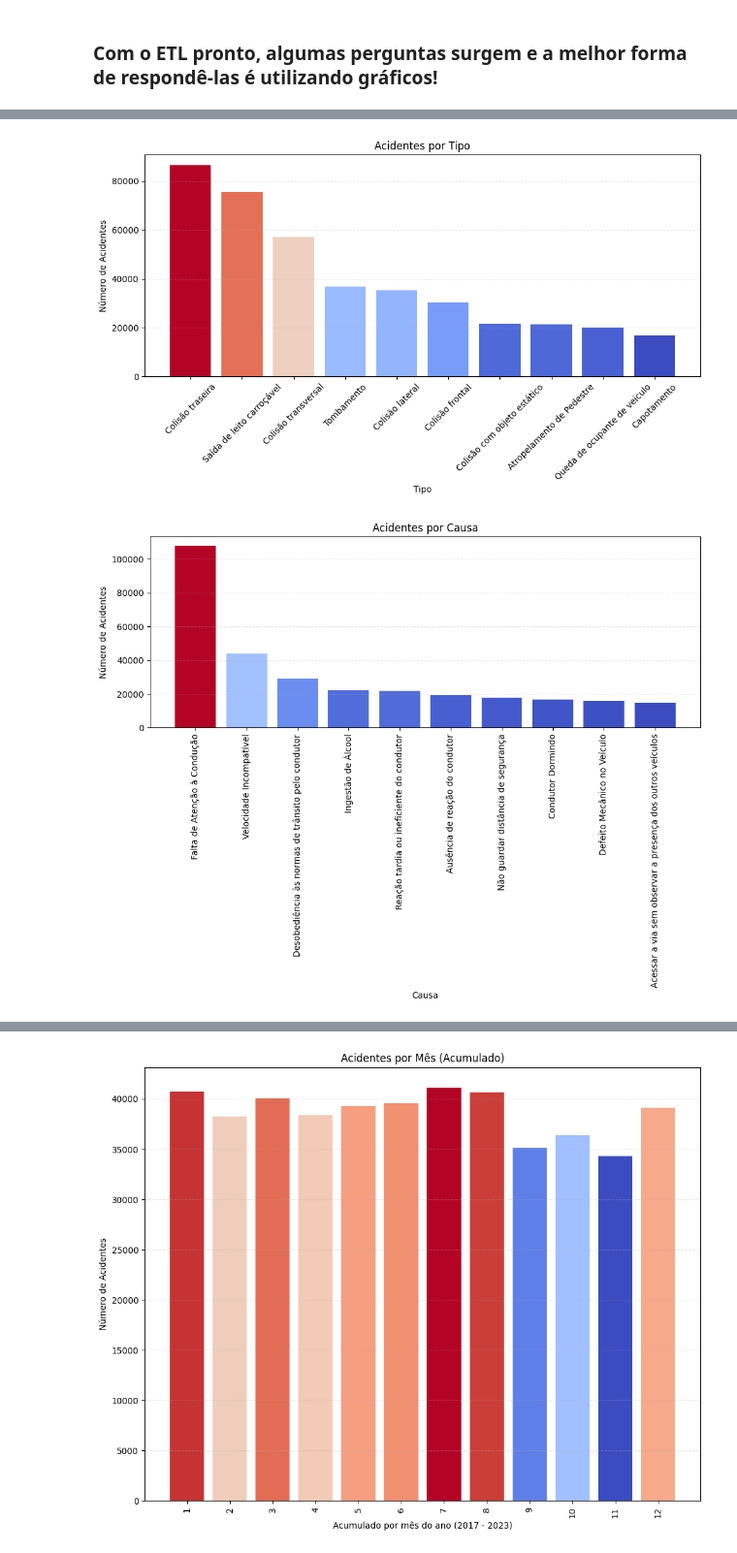
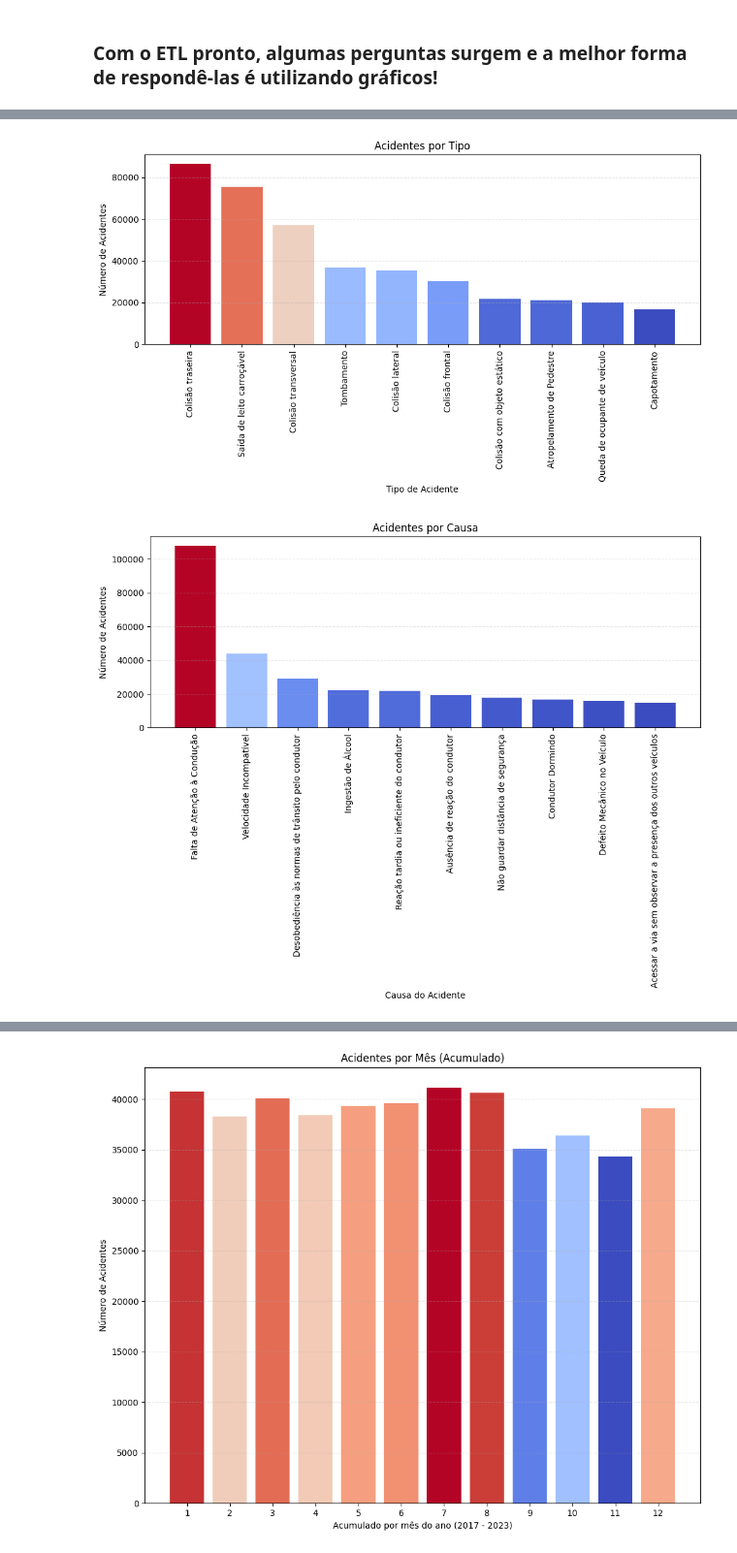
Before and after one commit to marlonlfranca/acidentes-brasil, a Jupyter notebook: jupyter/Totals-all-years-accidents.ipynb, the cells around one changed output, grey strips where cells are left out. Shown: that part at 97% size. Saved outputs shown, nothing was run; the diff lists cells and outputs as text; code cells hidden in the pictures.

```diff
--- a/jupyter/Totals-all-years-accidents.ipynb
+++ b/jupyter/Totals-all-years-accidents.ipynb
@@ -10,6 +10,7 @@ from matplotlib.cm import ScalarMappable
 data = pd.read_csv("AccidentsPortugues.csv")
 # %%
 # Qual a BR com mais acidentes?
+data['br'] = data['br'].astype(str).str.split('.').str[0]
 acidentes_br = data['br'].value_counts().nlargest(10)
 
 # Normalização
@@ -22,7 +23,7 @@ plt.bar(acidentes_br.index.astype(str), acidentes_br, color=cores)
 plt.title('Acidentes por BR')
 plt.xlabel('BR')
 plt.ylabel('Número de Acidentes')
-plt.xticks(rotation=45)
+plt.xticks(rotation=0)
 plt.grid(axis='y', linestyle='--', alpha=0.3)
 plt.tight_layout()
 plt.show()
@@ -91,23 +92,23 @@ plt.show()
 # %%
 # Qual o tipo de acidente mais comum?
 tipo_acidente = data["tipo_acidente"].value_counts().nlargest(10)
 
 # Normalização
 norm = plt.Normalize(tipo_acidente.min(), tipo_acidente.max())
 cores = plt.cm.coolwarm(norm(tipo_acidente))  # Gradiente azul → vermelho
 
 # Plotagem
 plt.figure(figsize=(10, 6))
 plt.bar(tipo_acidente.index.astype(str), tipo_acidente, color=cores)
 plt.title('Acidentes por Tipo')
-plt.xlabel('Tipo')
+plt.xlabel('Tipo de Acidente')
 plt.ylabel('Número de Acidentes')
-plt.xticks(rotation=45)
+plt.xticks(rotation=90)
 plt.grid(axis='y', linestyle='--', alpha=0.3)
 plt.tight_layout()
 plt.show()
 # %% [output]
-[figure, old version]
+[figure, new version]
 # %%
 # Qual a causa de acidente mais comum?
 causa_acidente = data["causa_acidente"].value_counts().nlargest(10)
@@ -120,14 +121,14 @@ cores = plt.cm.coolwarm(norm(causa_acidente))  # Gradiente azul → vermelho
 plt.figure(figsize=(10, 8))
 plt.bar(causa_acidente.index.astype(str), causa_acidente, color=cores)
 plt.title('Acidentes por Causa')
-plt.xlabel('Causa')
+plt.xlabel('Causa do Acidente')
 plt.ylabel('Número de Acidentes')
 plt.xticks(rotation=90)
 plt.grid(axis='y', linestyle='--', alpha=0.3)
 plt.tight_layout()
 plt.show()
 # %% [output]
-[figure, old version]
+[figure, new version]
 # %%
 # Total de acidentes por ano?
 data_backup2 = data.copy()
```
Also changed, not shown: parts of 7 cells of this notebook, 4 other files.
